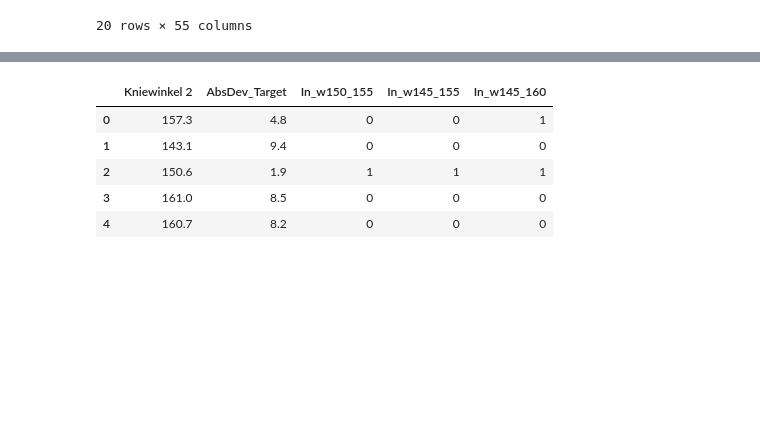
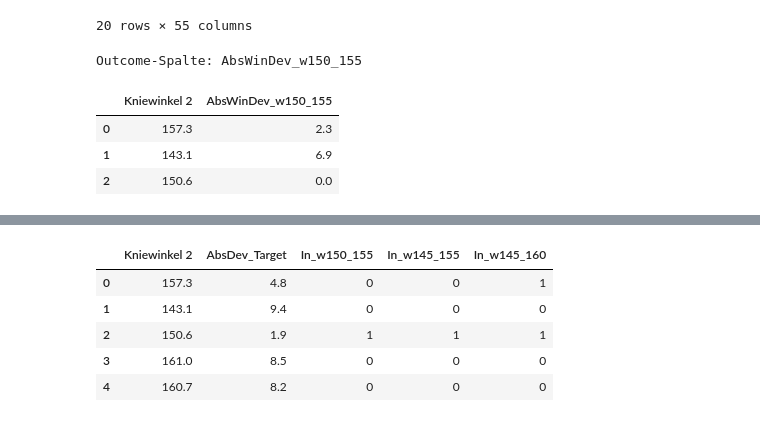
Before and after one commit to WestWoodPrints/MMI_Tool, a Jupyter notebook: Auswertung_V3.ipynb, the cells around one changed output, grey strips where cells are left out. Cells and saved outputs as stored; diff of their text form; code cells hidden in the pictures; blank space fills up the shorter version.

```diff
--- a/Auswertung_V3.ipynb
+++ b/Auswertung_V3.ipynb
@@ -55,3 +61,66 @@ df.head(20)
 | 18 | 7 | 00:04:42.680000 | 74.6 | 148.0 | 23 | NaN | x | ... |
 | 19 | 6 | 00:03:19.470000 | 75.3 | 154.6 | 26 | NaN | x | ... |
 20 rows × 55 columns
+# %%
+# ---------- Helper: Window-Deviation erzeugen ----------
+def _fmt_w(v):
+    # macht aus 150.0 -> "150", 150.5 -> "150p5"
+    v = float(v)
+    if abs(v - round(v)) < 1e-9:
+        return str(int(round(v)))
+    return str(v).replace(".", "p")
+
+def add_window_cols(df, knee_col="Kniewinkel 2", low=150, high=155):
+    low, high = float(low), float(high)
+    w = f"w{_fmt_w(low)}_{_fmt_w(high)}"
+
+    x = pd.to_numeric(df[knee_col], errors="coerce")
+    in_win = ((x >= low) & (x <= high)).astype(int)
+    win_dev = np.where(x < low, x - low, np.where(x > high, x - high, 0.0))
+    abs_win_dev = np.abs(win_dev)
+
+    df[f"In_{w}"] = in_win
+    df[f"WinDev_{w}"] = win_dev
+    df[f"AbsWinDev_{w}"] = abs_win_dev
+    return f"AbsWinDev_{w}"
+
+def add_target_cols(df, knee_col="Kniewinkel 2", target=152.5):
+    x = pd.to_numeric(df[knee_col], errors="coerce")
+    df["Dev_Target"] = x - float(target)
+    df["AbsDev_Target"] = df["Dev_Target"].abs()
+    return "AbsDev_Target"
+
+# ---------- p-Wert: einseitig aus zweiseitig ----------
+def p_one_sided(p_two, stat, direction="negative"):
+    # direction="negative": H1 stat < 0 ; direction="positive": H1 stat > 0
+    if np.isnan(p_two) or np.isnan(stat):
+        return np.nan
+    if direction == "negative":
+        return p_two/2 if stat < 0 else 1 - p_two/2
+    else:
+        return p_two/2 if stat > 0 else 1 - p_two/2
+
+# =========================================================
+# >>> HIER stellst du um, gegen was getestet wird <<<
+# =========================================================
+KNEE_COL = "Kniewinkel 2"
+
+MODE = "window"      # "window" oder "target"
+WINDOW = (150, 155)  # nur für MODE="window"
+TARGET = 152.5       # nur für MODE="target"
+
+if MODE == "window":
+    YCOL = add_window_cols(df, knee_col=KNEE_COL, low=WINDOW[0], high=WINDOW[1])
+elif MODE == "target":
+    YCOL = add_target_cols(df, knee_col=KNEE_COL, target=TARGET)
+else:
+    raise ValueError("MODE muss 'window' oder 'target' sein")
+
+print("Outcome-Spalte:", YCOL)
+display(df[[KNEE_COL, YCOL]].head(3))
+# %% [output]
+Outcome-Spalte: AbsWinDev_w150_155
+|  | Kniewinkel 2 | AbsWinDev_w150_155 |
+| 0 | 157.3 | 2.3 |
+| 1 | 143.1 | 6.9 |
+| 2 | 150.6 | 0.0 |
```
Also changed, not shown: parts of 8 cells of this notebook.
